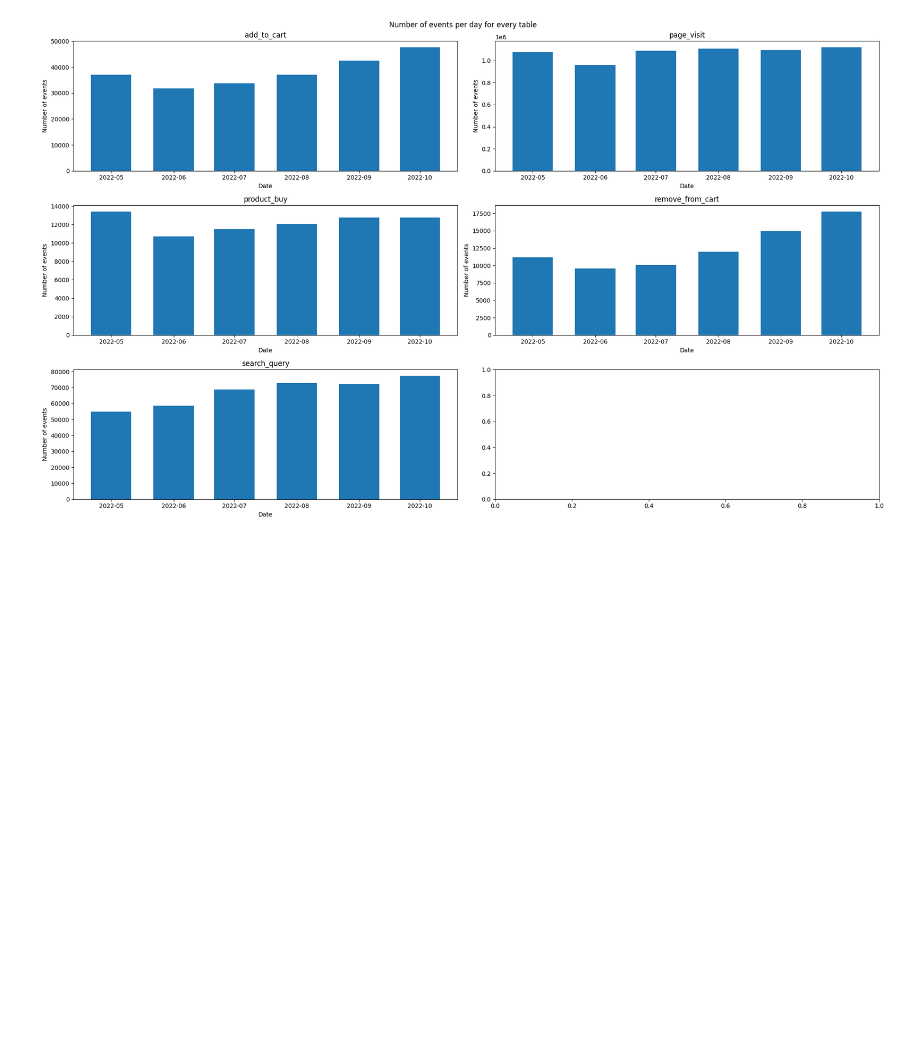
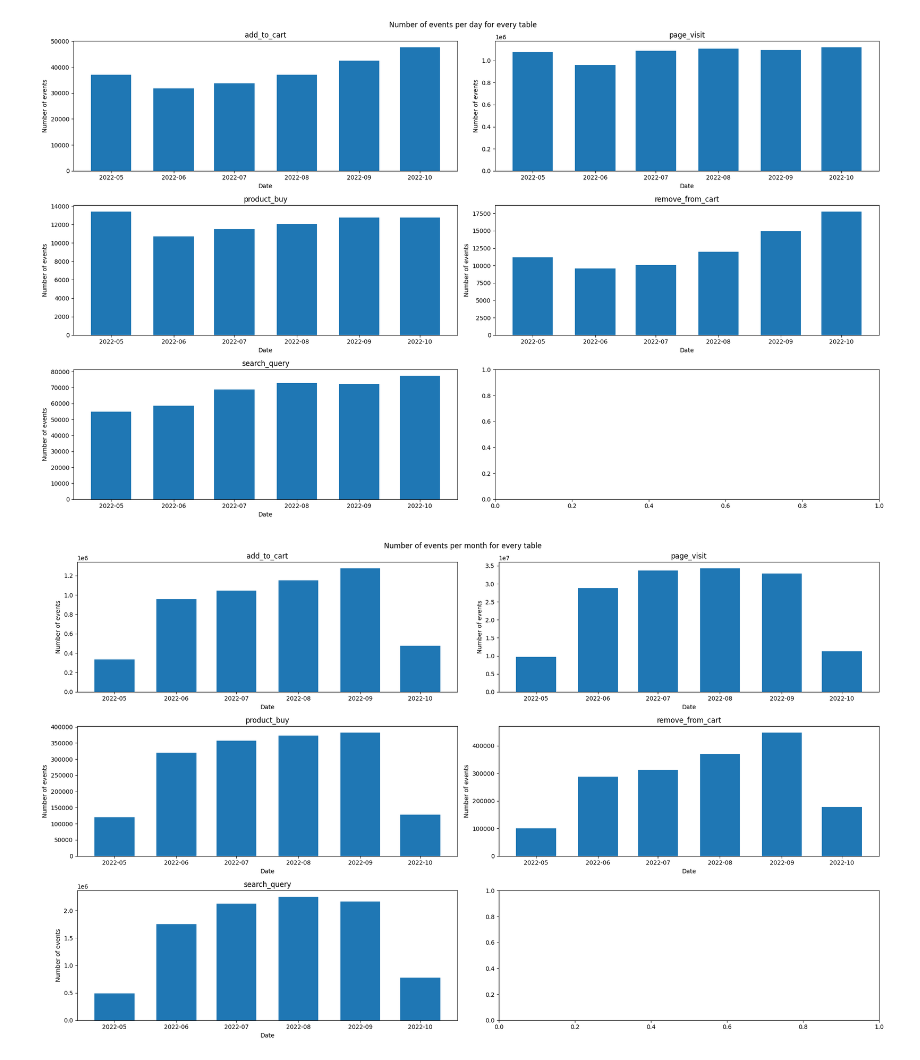
Before and after one commit to RecSys2025-AGH/RecSys2025, a Jupyter notebook: data_actions/data_analysis/exploration.ipynb, the cells around one changed output. Drawn from its saved outputs; the diff is of its cells as text; code cells hidden in the pictures; blank space fills up the shorter version.

```diff
--- a/data_actions/data_analysis/exploration.ipynb
+++ b/data_actions/data_analysis/exploration.ipynb
@@ -91,3 +108,7 @@ def plot_histograms(normalize = True):
 plot_histograms(normalize=True)
 # %% [output]
 [figure]
+# %%
+plot_histograms(normalize=False)
+# %% [output]
+[figure, added]
```
Also changed, not shown: parts of 1 cell of this notebook.
